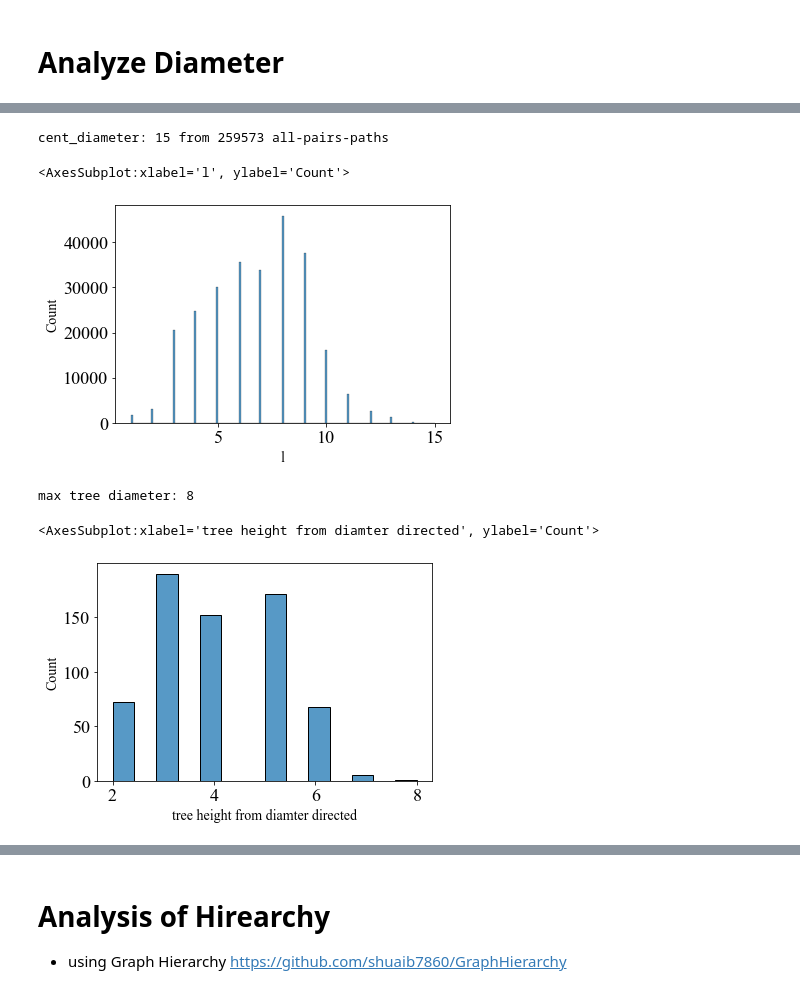
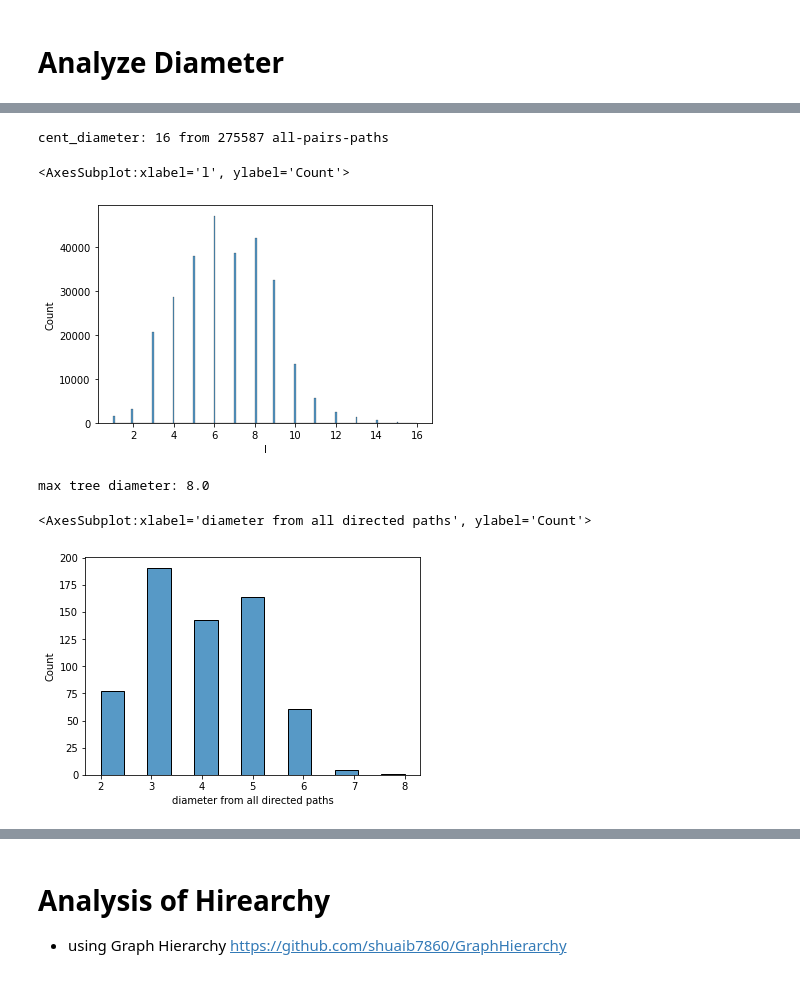
Before and after one commit to bravandi/hierarchical-syntactic-networks, a Jupyter notebook: polyarchy analysis.ipynb, the cells around one changed output, grey strips where cells are left out. Drawn from its saved outputs; the diff is of its cells as text; code cells hidden in the pictures.

```diff
--- a/polyarchy analysis.ipynb
+++ b/polyarchy analysis.ipynb
@@ -100,6 +193,8 @@ german_dataset_gsheet.worksheets()
 cent_interaction_validate = {}
 cent_raw_df = {}
 cent_df_dict = {}
+'''This is to have the option of more complex network'''
+enforce_single_function = True
 
 for cent in centuries.keys():
 
@@ -110,6 +205,22 @@ for cent in centuries.keys():
     cent_df.loc[:, ['Source', 'Target', 'Interaction']] = (
         cent_df.loc[:, ['Source', 'Target', 'Interaction']].apply(lambda x: x.str.strip(), axis=1)
     )
+
+    cent_df['Source Funcs All'] = cent_df['Source'].apply(lambda x: x.split(' ')[0])
+    cent_df['Source Func Single'] = cent_df['Source Funcs All'].apply(lambda x: x.split('/')[0])
+
+    cent_df['Target Funcs All'] = cent_df['Target'].apply(lambda x: x.split(' ')[0])
+    cent_df['Target Func Single'] = cent_df['Target Funcs All'].apply(lambda x: x.split('/')[0])
+
+    cent_df['Source Single Func'] = cent_df['Source Func Single'] + ' ' + cent_df['Source'].apply(lambda x: ' '.join(x.split(' ')[1:]))
+    cent_df['Target Single Func'] = cent_df['Target Func Single'] + ' ' + cent_df['Target'].apply(lambda x: ' '.join(x.split(' ')[1:]))
+
+    cent_df['Source All Funcs'] = cent_df['Source']
+    cent_df['Target All Funcs'] = cent_df['Target']
+
+    if enforce_single_function is True:
+        cent_df['Source'] = cent_df['Source Single Func']
+        cent_df['Target'] = cent_df['Target Single Func']
 
     cent_raw_df[cent] = cent_df.copy()
 
@@ -151,7 +262,10 @@ for cent in centuries.keys():
     )
 
     del cent_df
+#     break
     pass
 # cent_df_dict.keys()
+# cent_df = cent_raw_df[cent]
+print('IMP enforce_single_function:', enforce_single_function)
 # %% [output]
 ------------ Cent: 11
@@ -173 +287,5 @@ num edges in excel: 3938  num network edges: 3122
 Interaction count > 1 --> 1
+# %%
+cent = '11'
+cent_raw_df[cent]
+cent_df_dict[cent]
@@ -749,18 +901,18 @@ G.get_edge_data('AX werden','PP er')
 # %%
 cent = '17'
 path_df = lenght_all_pairs_shortest_path(cent_nets[cent])
-cent_diameter = path_df['l'].max()
+cent_max_diameter = path_df['l'].max()
 print('cent_diameter:', cent_diameter, 'from', len(path_df), 'all-pairs-paths')
 sns.histplot(path_df['l'])
 # %% [output]
-cent_diameter: 15 from 259573 all-pairs-paths
+cent_diameter: 16 from 275587 all-pairs-paths
 <AxesSubplot:xlabel='l', ylabel='Count'>
-[figure, old version]
+[figure, new version]
 # %%
-print('max tree diameter:', tree_cent_df[tree_cent_df['cent'] == cent]['tree height from diamter directed'].max())
-sns.histplot(tree_cent_df[tree_cent_df['cent'] == cent]['tree height from diamter directed'])
+print('max tree diameter:', sentence_cent_df[sentence_cent_df['cent'] == cent]['diameter from all directed paths'].max())
+sns.histplot(sentence_cent_df[sentence_cent_df['cent'] == cent]['diameter from all directed paths'])
 # %% [output]
-max tree diameter: 8
+max tree diameter: 8.0
-<AxesSubplot:xlabel='tree height from diamter directed', ylabel='Count'>
+<AxesSubplot:xlabel='diameter from all directed paths', ylabel='Count'>
-[figure, old version]
+[figure, new version]
 # %%
```
Also changed, not shown: parts of 58 cells of this notebook.
